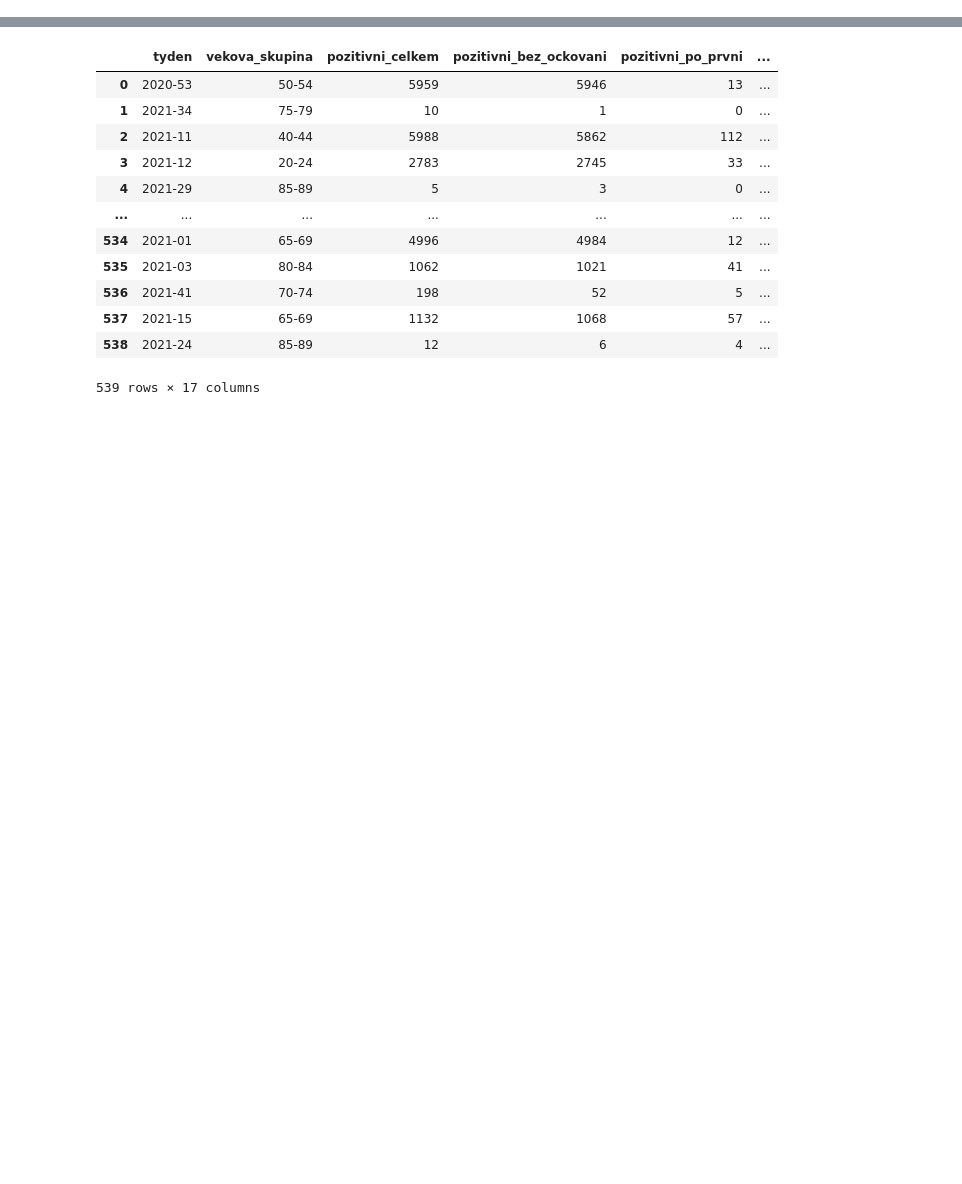
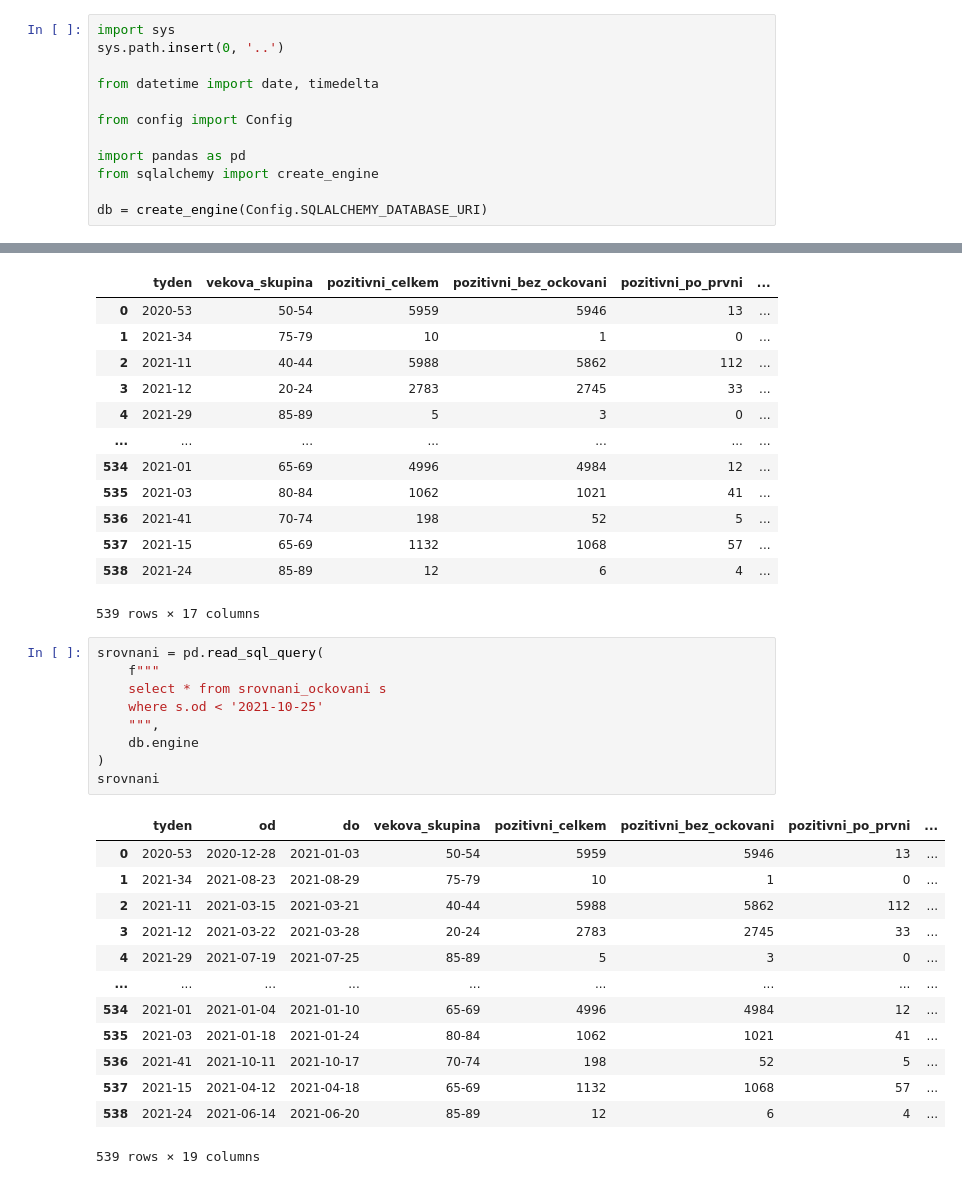
Before and after one commit to msusicky/ockovani-covid, a Jupyter notebook: notebooks/srovnani.ipynb, the cells around one changed output, grey strips where cells are left out. Saved outputs shown, nothing was run; the diff lists cells and outputs as text; blank space fills up the shorter version.

Commit message:
query

```diff
--- a/notebooks/srovnani.ipynb
+++ b/notebooks/srovnani.ipynb
@@ -3,3 +1,15 @@ import pandas as pd
+# %%
+import sys
+sys.path.insert(0, '..')
+
+from datetime import date, timedelta
+
+from config import Config
+
+import pandas as pd
+from sqlalchemy import create_engine
+
+db = create_engine(Config.SQLALCHEMY_DATABASE_URI)
 # %%
 pozitivity = pd.read_excel('../data/ockovani-pozitivity-hospitalizace-jip.xlsx', sheet_name=0, usecols=['tyden', 'vek_kategorie', 'pozitivni_celkem', 'pozitivni_bez_ockovani', 'pozitivni_po_prvni', 'pozitivni_po_ukonceni', 'pozitivni_po_ukonceni_s_posilujici'])
 hospitalizace = pd.read_excel('../data/ockovani-pozitivity-hospitalizace-jip.xlsx', sheet_name=1, usecols=['tyden', 'vek_kategorie', 'hospitalizace_celkem', 'hospitalizace_bez_ockovani', 'hospitalizace_po_prvni', 'hospitalizace_po_ukonceni', 'hospitalizace_po_ukonceni_s_posilujici'])
@@ -57,3 +67,26 @@ df
 | 537 | 2021-15 | 65-69 | 1132 | 1068 | 57 | ... |
 | 538 | 2021-24 | 85-89 | 12 | 6 | 4 | ... |
 539 rows × 17 columns
+# %%
+srovnani = pd.read_sql_query(
+    f"""
+    select * from srovnani_ockovani s
+    where s.od < '2021-10-25'
+    """,
+    db.engine
+)
+srovnani
+# %% [output]
+|  | tyden | od | do | vekova_skupina | pozitivni_celkem | pozitivni_bez_ockovani | pozitivni_po_prvni | ... |
+| 0 | 2020-53 | 2020-12-28 | 2021-01-03 | 50-54 | 5959 | 5946 | 13 | ... |
+| 1 | 2021-34 | 2021-08-23 | 2021-08-29 | 75-79 | 10 | 1 | 0 | ... |
+| 2 | 2021-11 | 2021-03-15 | 2021-03-21 | 40-44 | 5988 | 5862 | 112 | ... |
+| 3 | 2021-12 | 2021-03-22 | 2021-03-28 | 20-24 | 2783 | 2745 | 33 | ... |
+| 4 | 2021-29 | 2021-07-19 | 2021-07-25 | 85-89 | 5 | 3 | 0 | ... |
+| ... | ... | ... | ... | ... | ... | ... | ... | ... |
+| 534 | 2021-01 | 2021-01-04 | 2021-01-10 | 65-69 | 4996 | 4984 | 12 | ... |
+| 535 | 2021-03 | 2021-01-18 | 2021-01-24 | 80-84 | 1062 | 1021 | 41 | ... |
+| 536 | 2021-41 | 2021-10-11 | 2021-10-17 | 70-74 | 198 | 52 | 5 | ... |
+| 537 | 2021-15 | 2021-04-12 | 2021-04-18 | 65-69 | 1132 | 1068 | 57 | ... |
+| 538 | 2021-24 | 2021-06-14 | 2021-06-20 | 85-89 | 12 | 6 | 4 | ... |
+539 rows × 19 columns
```
Also changed, not shown: parts of 4 cells of this notebook, 4 other files.
